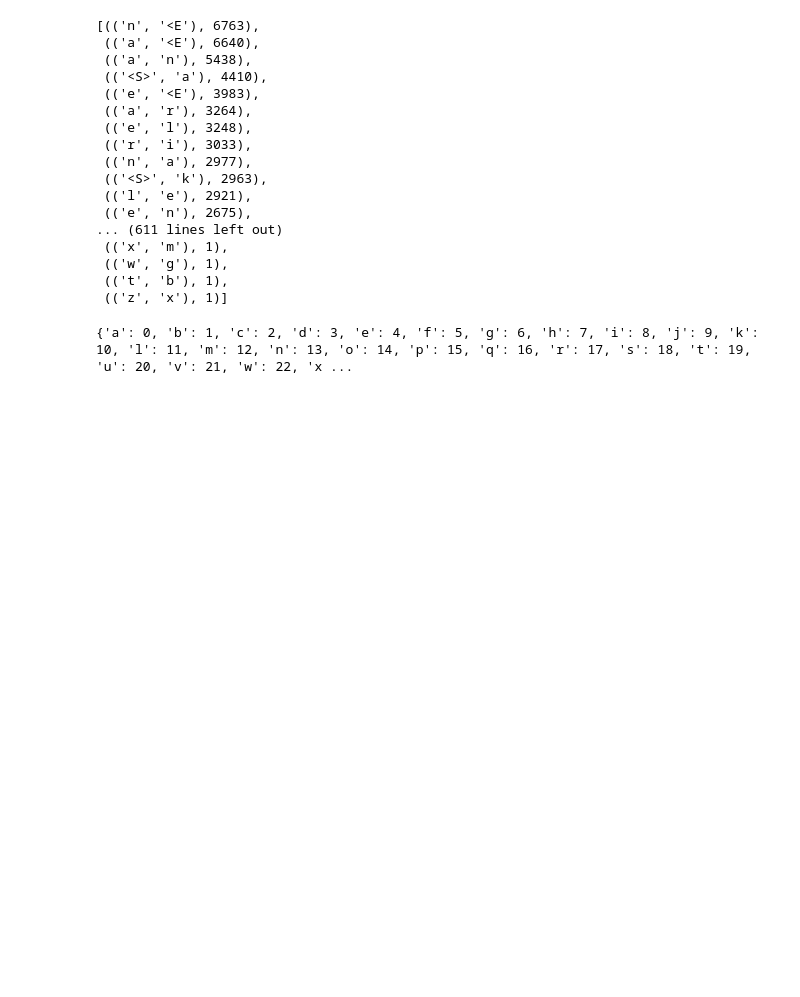
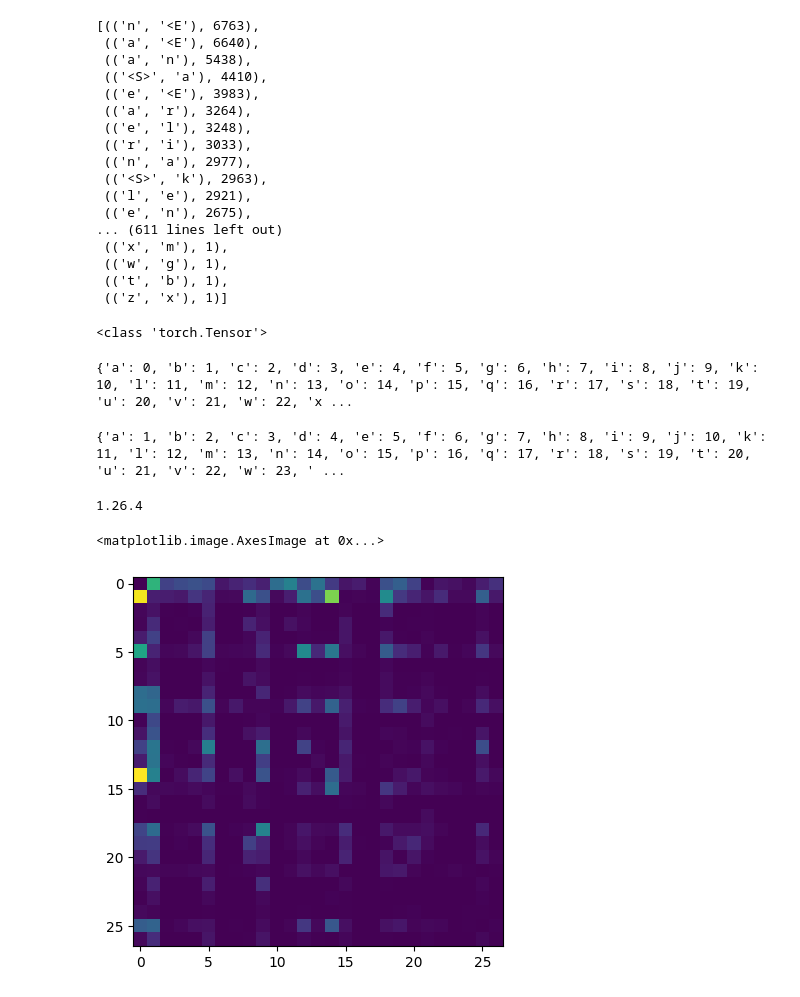
Before and after one commit to kusabhadranv/llm_projects, a Jupyter notebook: makemore/makemore.ipynb, the cells around one changed output. Drawn from its saved outputs; the diff is of its cells as text; code cells hidden in the pictures; blank space fills up the shorter version.

Commit message:
Visualizing bigrams

```diff
--- a/makemore/makemore.ipynb
+++ b/makemore/makemore.ipynb
@@ -61,6 +61,10 @@ sorted(b.items(), key = lambda kv: -kv[1])
 # %%
  import torch
 # %%
-N = torch.zeros((28,28), dtype=torch.int32)
+# N = torch.zeros((28,28), dtype=torch.int32) # Change to 27 tokens as we moved from start(<S>) and end(<E>) token to just "."
+N = torch.zeros((27,27), dtype = torch.int32)
+print(type(N))
+# %% [output]
+<class 'torch.Tensor'>
 # %%
 # Create a 2D mapping of bigram occurences. ab -> N[0][1]. Chars are mapped to numbers. Those numbers are used as indexes.
@@ -70,5 +74,38 @@ print(stoi)
 # %% [output]
 {'a': 0, 'b': 1, 'c': 2, 'd': 3, 'e': 4, 'f': 5, 'g': 6, 'h': 7, 'i': 8, 'j': 9, 'k': 10, 'l': 11, 'm': 12, 'n': 13, 'o': 14, 'p': 15, 'q': 16, 'r': 17, 's': 18, 't': 19, 'u': 20, 'v': 21, 'w': 22, 'x ...
 # %%
-stoi['<S>'] = 26
-stoi['<E>'] = 27
+# stoi['<S>'] = 26
+# stoi['<E>'] = 27
+
+
+# In practise we don't use the above two tokens, instead we just use a .
+chars = sorted(list(set(''.join(words)))) # Get all unique characters in sorted order as a list.
+# We want to give . to index 0
+stoi = {s:i+1 for i,s in enumerate(chars)} # start indexing from 1. Keep 0 for .
+stoi["."] = 0
+print(stoi)
+# %% [output]
+{'a': 1, 'b': 2, 'c': 3, 'd': 4, 'e': 5, 'f': 6, 'g': 7, 'h': 8, 'i': 9, 'j': 10, 'k': 11, 'l': 12, 'm': 13, 'n': 14, 'o': 15, 'p': 16, 'q': 17, 'r': 18, 's': 19, 't': 20, 'u': 21, 'v': 22, 'w': 23, ' ...
+# %%
+# Creating a tensor with char mapped to index
+
+for w in words:
+    chs = ['.'] + list(w) + ['.']
+    for ch1, ch2 in zip(chs,chs[1:]):
+        ix1 = stoi[ch1]
+        ix2 = stoi[ch2]
+        N[ix1,ix2] += 1
+# %%
+import numpy
+print(numpy.__version__)
+# %% [output]
+1.26.4
+# %%
+# Plot the tensor
+
+import matplotlib.pyplot as plt
+# %matplotlib inline
+plt.imshow(N)
+# %% [output]
+<matplotlib.image.AxesImage at 0x...>
+[figure, added]
```
Also changed, not shown: parts of 3 cells of this notebook.
